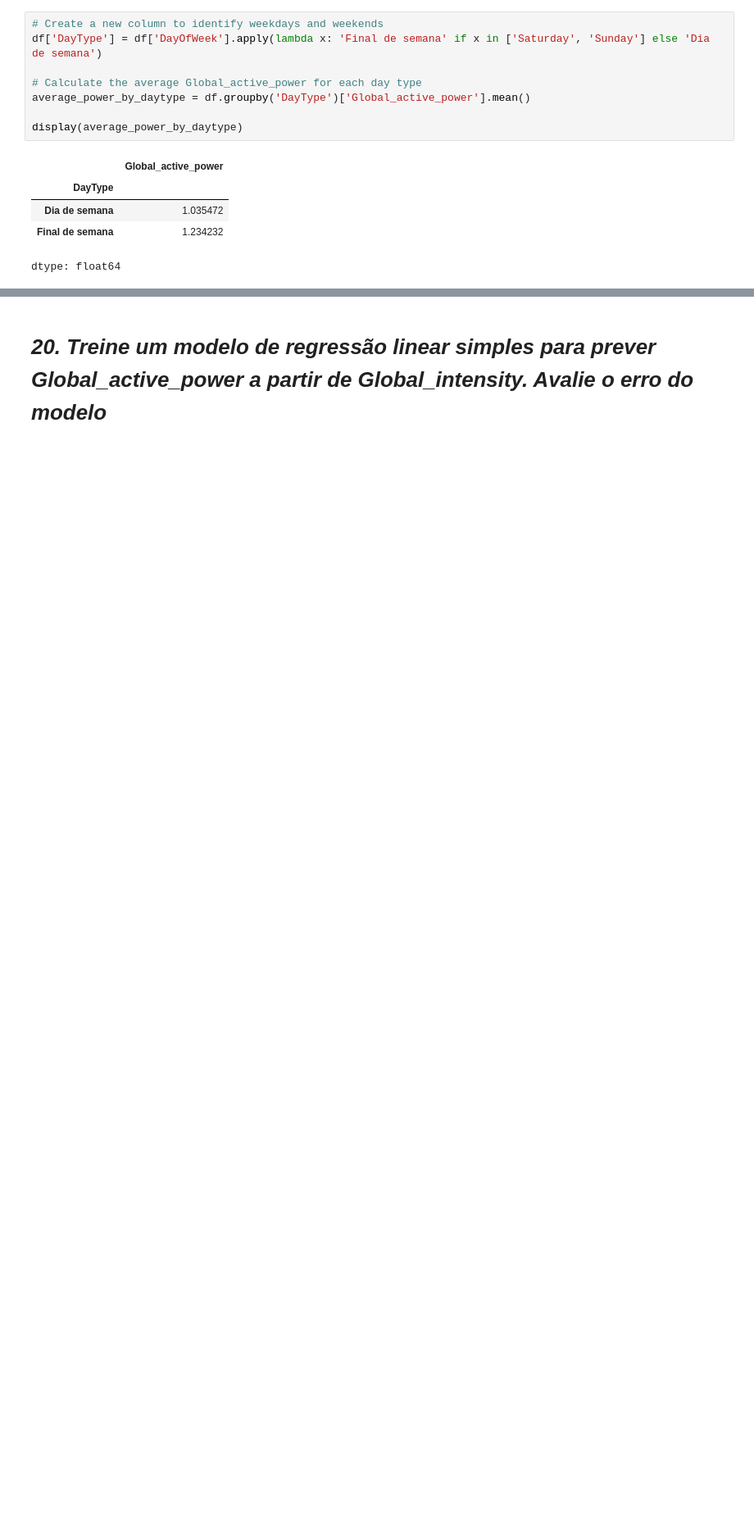
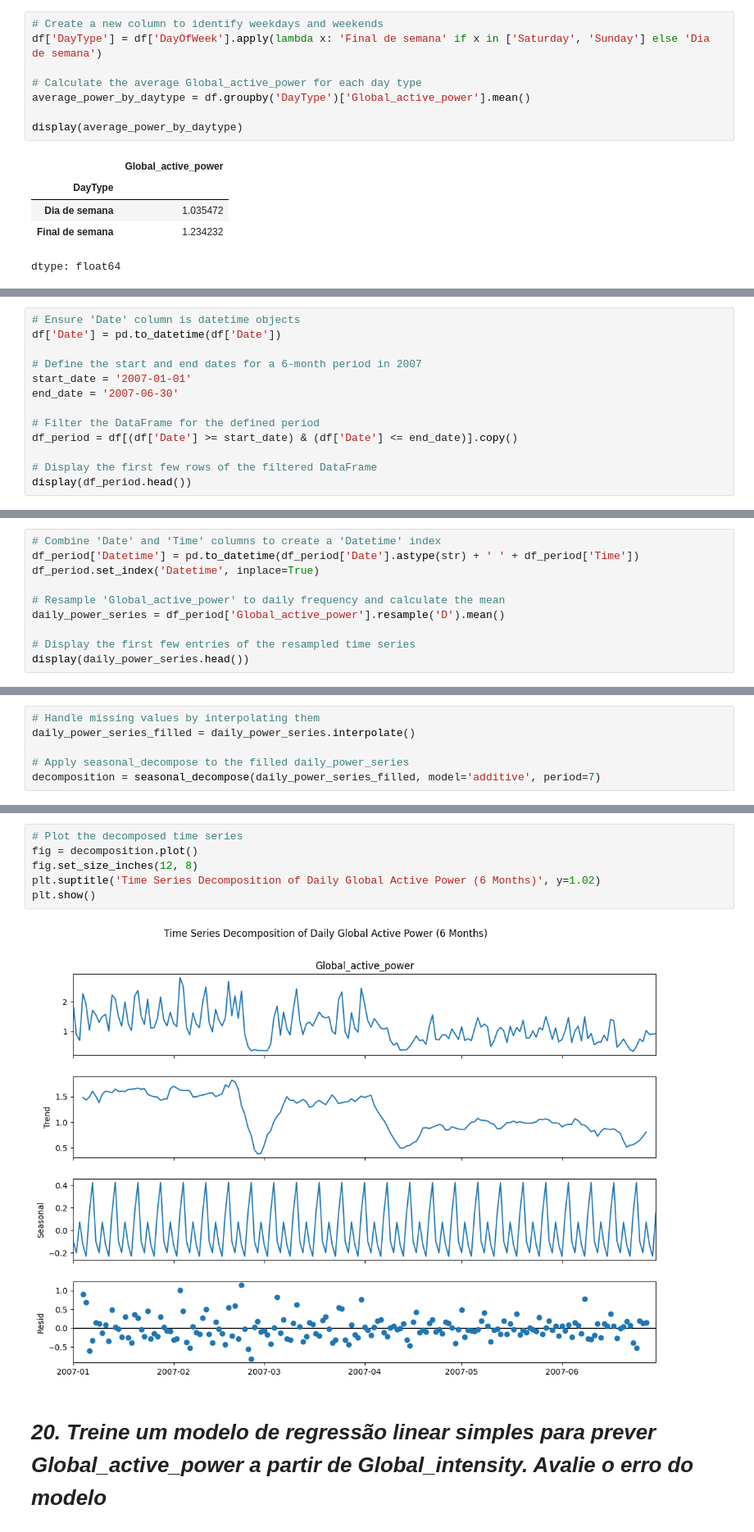
Before and after one commit to gabrwell/analise_de_dados, a Jupyter notebook: CP01_SERS.ipynb, the cells around one changed output, grey strips where cells are left out. Shown at 82% size. Saved outputs shown, nothing was run; the diff lists cells and outputs as text; blank space fills up the shorter version.

```diff
--- a/CP01_SERS.ipynb
+++ b/CP01_SERS.ipynb
@@ -275,0 +330,13 @@ display(daily_consumption.head())
+# %%
+# Ensure 'Date' column is datetime objects
+df['Date'] = pd.to_datetime(df['Date'])
+
+# Define the start and end dates for a 6-month period in 2007
+start_date = '2007-01-01'
+end_date = '2007-06-30'
+
+# Filter the DataFrame for the defined period
+df_period = df[(df['Date'] >= start_date) & (df['Date'] <= end_date)].copy()
+
+# Display the first few rows of the filtered DataFrame
+display(df_period.head())
@@ -275,0 +350,10 @@ display(daily_consumption.head())
+# %%
+# Combine 'Date' and 'Time' columns to create a 'Datetime' index
+df_period['Datetime'] = pd.to_datetime(df_period['Date'].astype(str) + ' ' + df_period['Time'])
+df_period.set_index('Datetime', inplace=True)
+
+# Resample 'Global_active_power' to daily frequency and calculate the mean
+daily_power_series = df_period['Global_active_power'].resample('D').mean()
+
+# Display the first few entries of the resampled time series
+display(daily_power_series.head())
@@ -275,0 +369,6 @@ display(daily_consumption.head())
+# %%
+# Handle missing values by interpolating them
+daily_power_series_filled = daily_power_series.interpolate()
+
+# Apply seasonal_decompose to the filled daily_power_series
+decomposition = seasonal_decompose(daily_power_series_filled, model='additive', period=7)
@@ -276,2 +378,10 @@ display(daily_consumption.head())
+# %%
+# Plot the decomposed time series
+fig = decomposition.plot()
+fig.set_size_inches(12, 8)
+plt.suptitle('Time Series Decomposition of Daily Global Active Power (6 Months)', y=1.02)
+plt.show()
+# %% [output]
+[figure, added]
 # %% [markdown]
 # ***20. Treine um modelo de regressão linear simples para prever Global_active_power a partir de Global_intensity. Avalie o erro do modelo***
```
Also changed, not shown: parts of 25 cells of this notebook.
